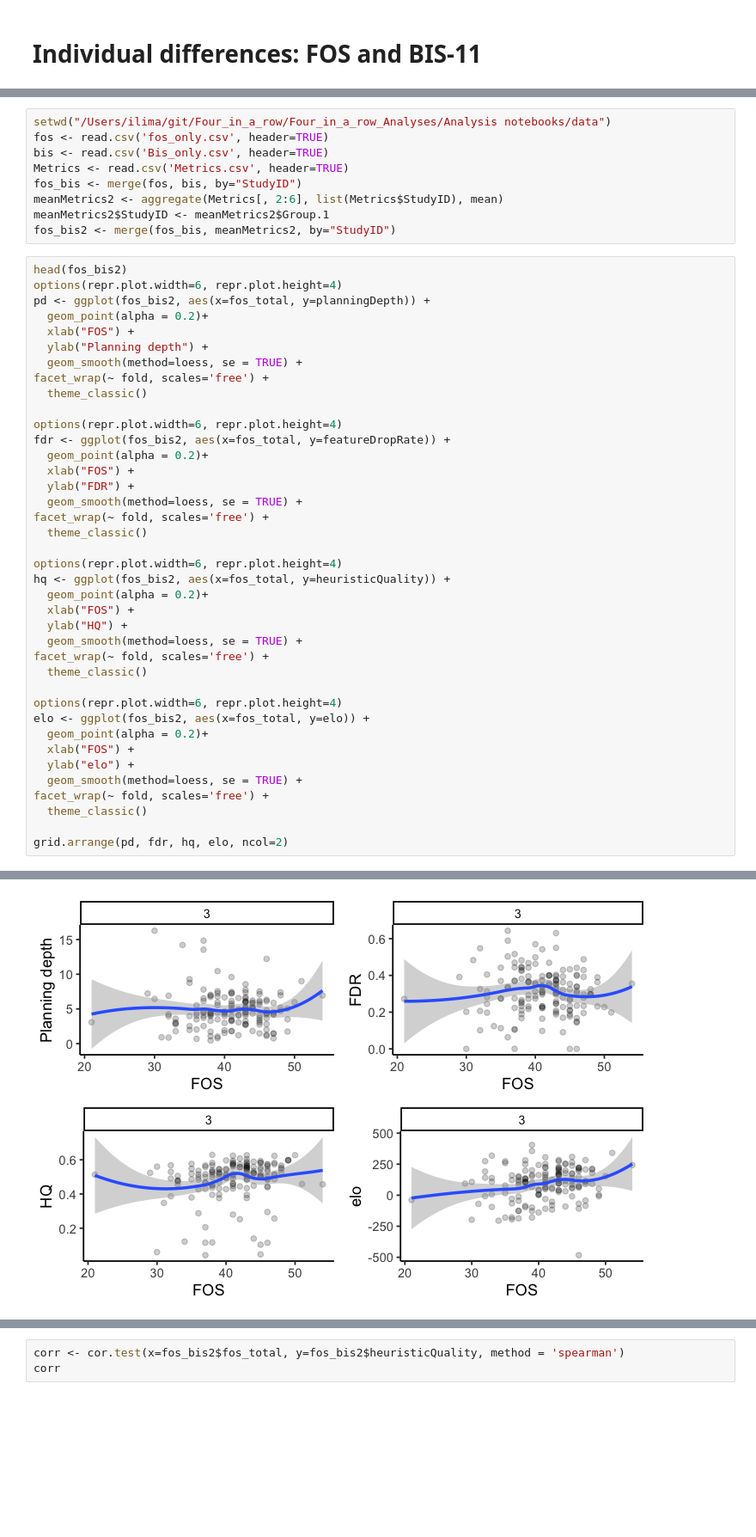
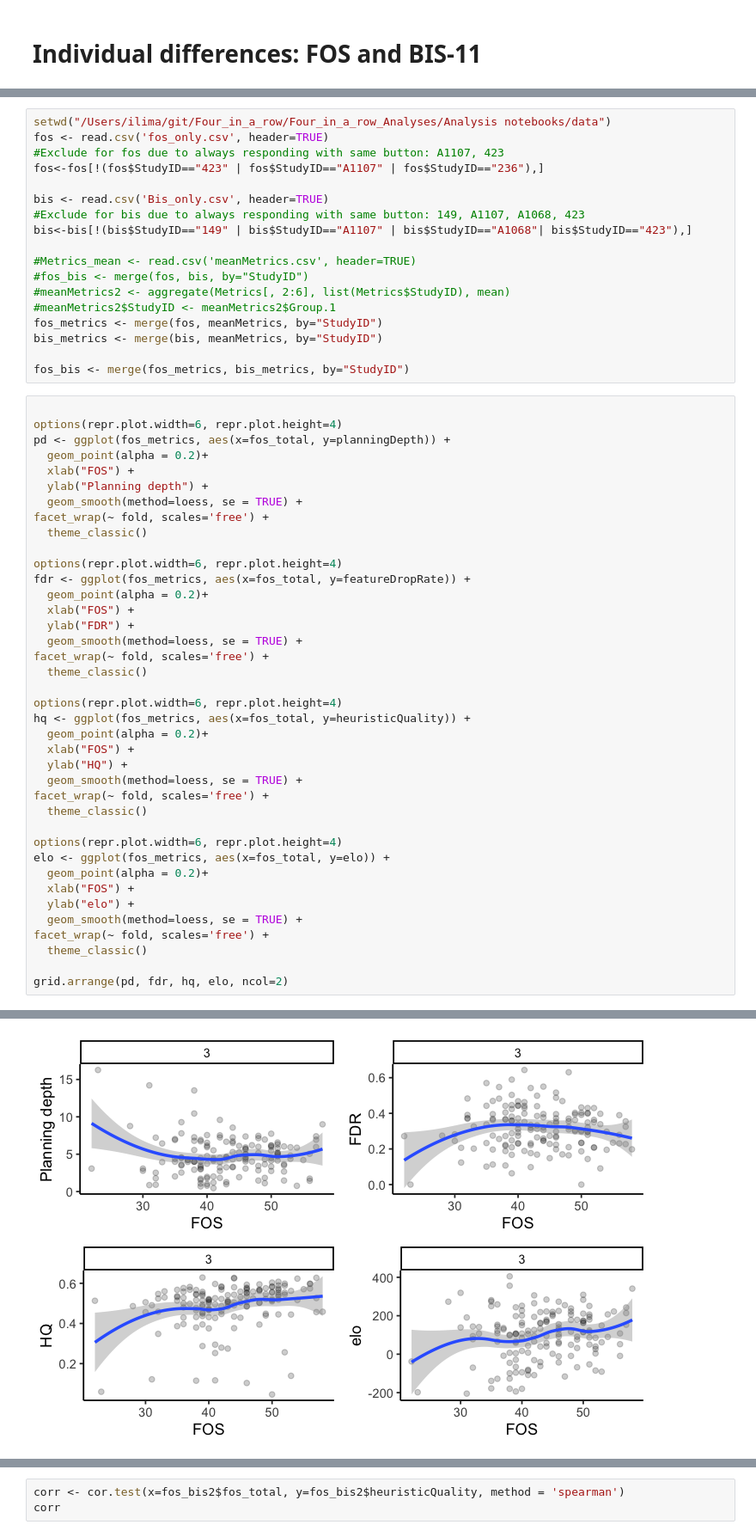
Before and after one commit to sinabolouki/fourinarow_analyses, a Jupyter notebook: Analysis notebooks/new/R_notebook_for_plotting_results.ipynb, the cells around one changed output, grey strips where cells are left out. Shown at 86% size. Cells and saved outputs as stored; diff of their text form; blank space fills up the shorter version.

```diff
--- a/Analysis notebooks/new/R_notebook_for_plotting_results.ipynb
+++ b/Analysis notebooks/new/R_notebook_for_plotting_results.ipynb
@@ -719,16 +977,25 @@ quartz_off_screen
 # %%
 setwd("/Users/ilima/git/Four_in_a_row/Four_in_a_row_Analyses/Analysis notebooks/data")
 fos <- read.csv('fos_only.csv', header=TRUE)
+#Exclude for fos due to always responding with same button: A1107, 423
+fos<-fos[!(fos$StudyID=="423" | fos$StudyID=="A1107" | fos$StudyID=="236"),]
+
 bis <- read.csv('Bis_only.csv', header=TRUE)
-Metrics <- read.csv('Metrics.csv', header=TRUE)
-fos_bis <- merge(fos, bis, by="StudyID")
-meanMetrics2 <- aggregate(Metrics[, 2:6], list(Metrics$StudyID), mean)
-meanMetrics2$StudyID <- meanMetrics2$Group.1
-fos_bis2 <- merge(fos_bis, meanMetrics2, by="StudyID")
+#Exclude for bis due to always responding with same button: 149, A1107, A1068, 423
+bis<-bis[!(bis$StudyID=="149" | bis$StudyID=="A1107" | bis$StudyID=="A1068"| bis$StudyID=="423"),]
+
+#Metrics_mean <- read.csv('meanMetrics.csv', header=TRUE)
+#fos_bis <- merge(fos, bis, by="StudyID")
+#meanMetrics2 <- aggregate(Metrics[, 2:6], list(Metrics$StudyID), mean)
+#meanMetrics2$StudyID <- meanMetrics2$Group.1
+fos_metrics <- merge(fos, meanMetrics, by="StudyID")
+bis_metrics <- merge(bis, meanMetrics, by="StudyID")
+
+fos_bis <- merge(fos_metrics, bis_metrics, by="StudyID")
 # %%
-head(fos_bis2)
+
 options(repr.plot.width=6, repr.plot.height=4)
-pd <- ggplot(fos_bis2, aes(x=fos_total, y=planningDepth)) +
+pd <- ggplot(fos_metrics, aes(x=fos_total, y=planningDepth)) +
   geom_point(alpha = 0.2)+
   xlab("FOS") +
   ylab("Planning depth") +
@@ -737,7 +1004,7 @@ facet_wrap(~ fold, scales='free') +
   theme_classic()
 
 options(repr.plot.width=6, repr.plot.height=4)
-fdr <- ggplot(fos_bis2, aes(x=fos_total, y=featureDropRate)) +
+fdr <- ggplot(fos_metrics, aes(x=fos_total, y=featureDropRate)) +
   geom_point(alpha = 0.2)+
   xlab("FOS") +
   ylab("FDR") +
@@ -746,7 +1013,7 @@ facet_wrap(~ fold, scales='free') +
   theme_classic()
 
 options(repr.plot.width=6, repr.plot.height=4)
-hq <- ggplot(fos_bis2, aes(x=fos_total, y=heuristicQuality)) +
+hq <- ggplot(fos_metrics, aes(x=fos_total, y=heuristicQuality)) +
   geom_point(alpha = 0.2)+
   xlab("FOS") +
   ylab("HQ") +
@@ -755,7 +1022,7 @@ facet_wrap(~ fold, scales='free') +
   theme_classic()
 
 options(repr.plot.width=6, repr.plot.height=4)
-elo <- ggplot(fos_bis2, aes(x=fos_total, y=elo)) +
+elo <- ggplot(fos_metrics, aes(x=fos_total, y=elo)) +
   geom_point(alpha = 0.2)+
   xlab("FOS") +
   ylab("elo") +
@@ -775,8 +1035,8 @@ grid.arrange(pd, fdr, hq, elo, ncol=2)
 `geom_smooth()` using formula 'y ~ x'
 `geom_smooth()` using formula 'y ~ x'
 `geom_smooth()` using formula 'y ~ x'
 `geom_smooth()` using formula 'y ~ x'
-[figure, old version]
+[figure, new version]
 # %%
 # is PD predicted by the FOS and BIS?
 fos_bis2$s_ExactAge <- scale(fos_bis2$ExactAge)
```
Also changed, not shown: parts of 33 cells of this notebook, 12 other files.
